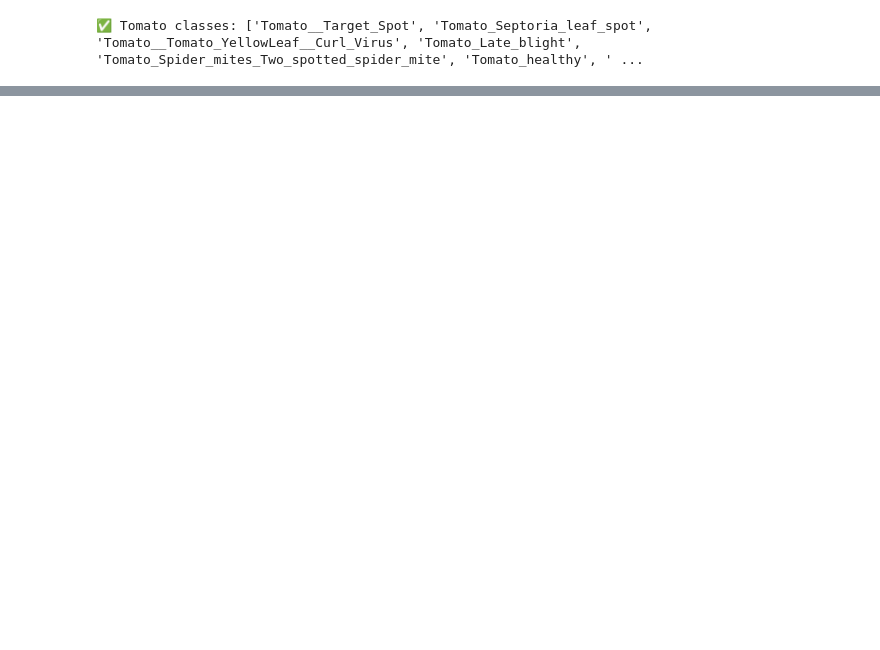
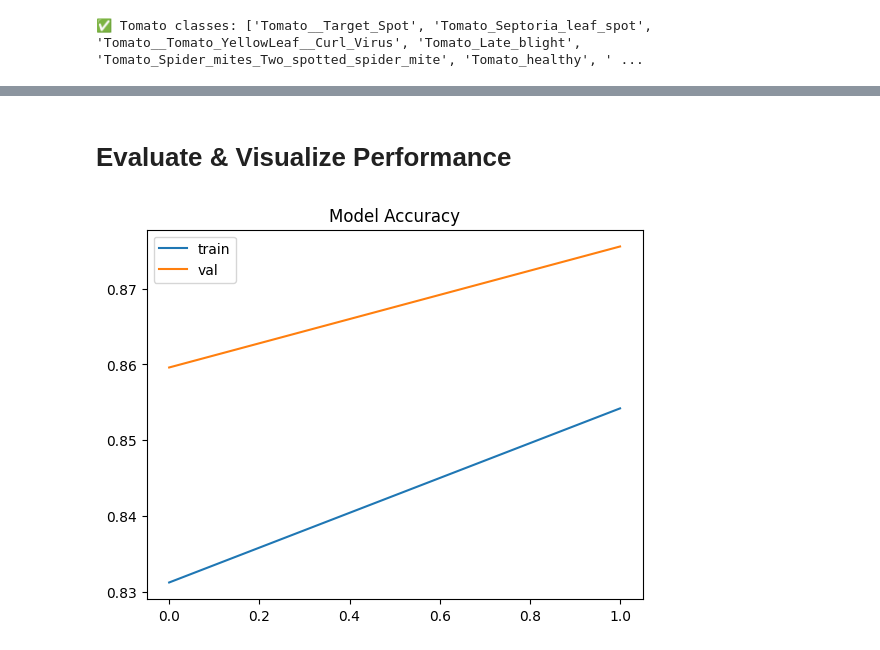
Before and after one commit to arivv22/tomato-leaf-disease-detection-tf, a Jupyter notebook: main.ipynb, the cells around one changed output, grey strips where cells are left out. Saved outputs shown, nothing was run; the diff lists cells and outputs as text; code cells hidden in the pictures; blank space fills up the shorter version.

```diff
--- a/main.ipynb
+++ b/main.ipynb
@@ -81,0 +102,14 @@ Done. New dataset at: /content/tomato_dataset
+# %%
+base_model = MobileNetV2(input_shape=(224,224,3), include_top=False, weights='imagenet')
+base_model.trainable = False  # freeze base
+
+model = models.Sequential([
+    base_model,
+    layers.GlobalAveragePooling2D(),
+    layers.Dense(256, activation='relu'),
+    layers.Dropout(0.3),
+    layers.Dense(len(class_names), activation='softmax')
+])
+
+model.compile(optimizer=Adam(1e-4), loss='categorical_crossentropy', metrics=['accuracy'])
+model.summary()
@@ -81,0 +142,6 @@ Done. New dataset at: /content/tomato_dataset
+# %%
+history = model.fit(
+    train_gen,
+    validation_data=val_gen,
+    epochs=2
+)
@@ -81,0 +153,10 @@ Done. New dataset at: /content/tomato_dataset
+# %% [markdown]
+# Evaluate & Visualize Performance
+# %%
+plt.plot(history.history['accuracy'], label='train')
+plt.plot(history.history['val_accuracy'], label='val')
+plt.legend()
+plt.title('Model Accuracy')
+plt.show()
+# %% [output]
+[figure, added]
```
Also changed, not shown: parts of 19 cells of this notebook.
